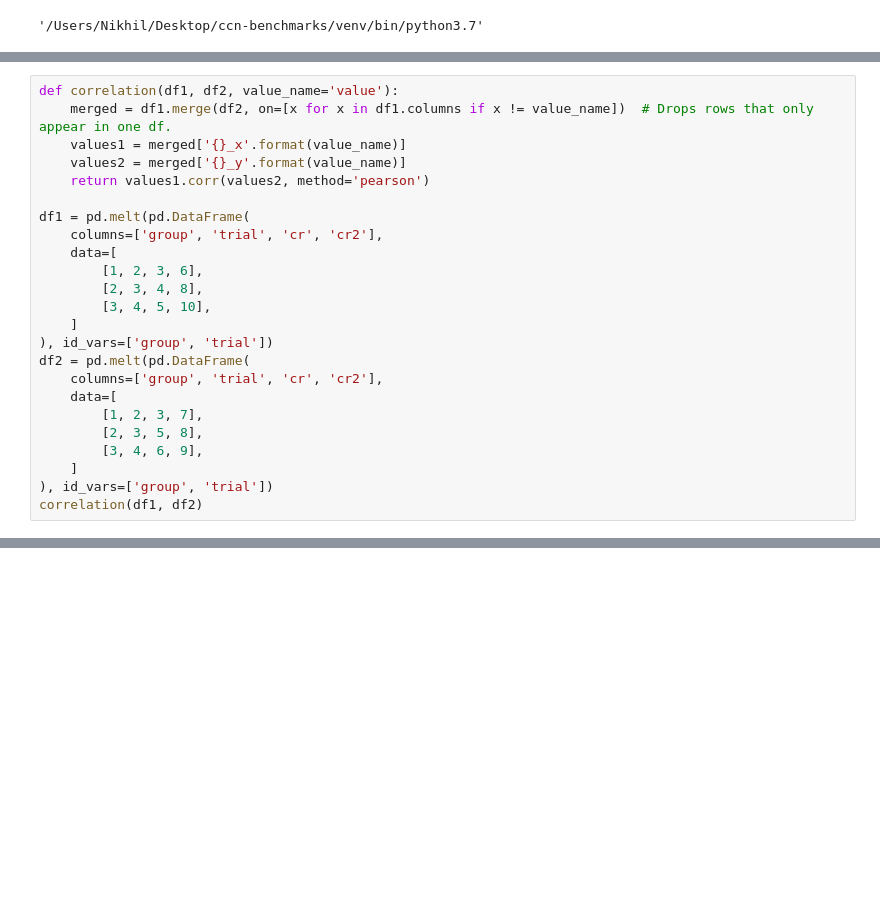
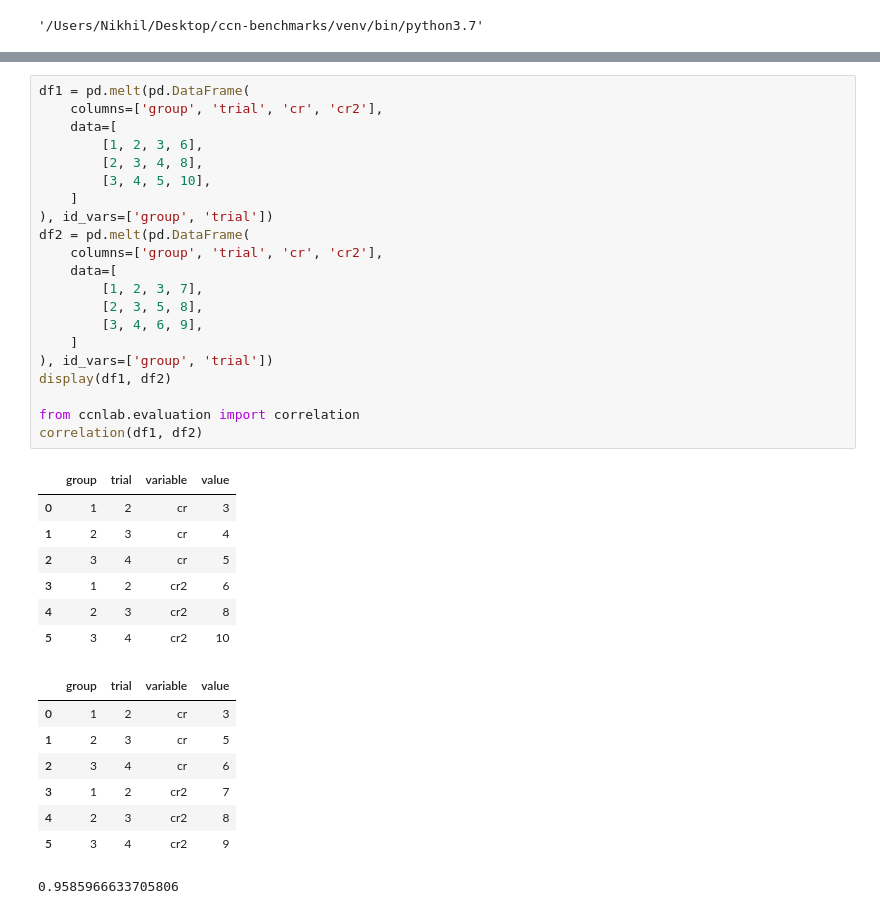
Before and after one commit to nikhilxb/ccnlab, a Jupyter notebook: ClassicalConditioning.ipynb, the cells around one changed output, grey strips where cells are left out. Cells and saved outputs as stored; diff of their text form; blank space fills up the shorter version.

```diff
--- a/ClassicalConditioning.ipynb
+++ b/ClassicalConditioning.ipynb
@@ -820,24 +8,0 @@ plot_bars(df[df['trial'] == 5])
-# %%
-def correlation(df1, df2, value_name='value'):
-    merged = df1.merge(df2, on=[x for x in df1.columns if x != value_name])  # Drops rows that only appear in one df.
-    values1 = merged['{}_x'.format(value_name)]
-    values2 = merged['{}_y'.format(value_name)]
-    return values1.corr(values2, method='pearson')
-
-df1 = pd.melt(pd.DataFrame(
-    columns=['group', 'trial', 'cr', 'cr2'],
-    data=[
-        [1, 2, 3, 6],
-        [2, 3, 4, 8],
-        [3, 4, 5, 10],
-    ]
-), id_vars=['group', 'trial'])
-df2 = pd.melt(pd.DataFrame(
-    columns=['group', 'trial', 'cr', 'cr2'],
-    data=[
-        [1, 2, 3, 7],
-        [2, 3, 5, 8],
-        [3, 4, 6, 9],
-    ]
-), id_vars=['group', 'trial'])
-correlation(df1, df2)
@@ -999,0 +396,37 @@ Generalization_NovelVsInhibitor
+# %%
+df1 = pd.melt(pd.DataFrame(
+    columns=['group', 'trial', 'cr', 'cr2'],
+    data=[
+        [1, 2, 3, 6],
+        [2, 3, 4, 8],
+        [3, 4, 5, 10],
+    ]
+), id_vars=['group', 'trial'])
+df2 = pd.melt(pd.DataFrame(
+    columns=['group', 'trial', 'cr', 'cr2'],
+    data=[
+        [1, 2, 3, 7],
+        [2, 3, 5, 8],
+        [3, 4, 6, 9],
+    ]
+), id_vars=['group', 'trial'])
+display(df1, df2)
+
+from ccnlab.evaluation import correlation
+correlation(df1, df2)
+# %% [output]
+|  | group | trial | variable | value |
+| 0 | 1 | 2 | cr | 3 |
+| 1 | 2 | 3 | cr | 4 |
+| 2 | 3 | 4 | cr | 5 |
+| 3 | 1 | 2 | cr2 | 6 |
+| 4 | 2 | 3 | cr2 | 8 |
+| 5 | 3 | 4 | cr2 | 10 |
+|  | group | trial | variable | value |
+| 0 | 1 | 2 | cr | 3 |
+| 1 | 2 | 3 | cr | 5 |
+| 2 | 3 | 4 | cr | 6 |
+| 3 | 1 | 2 | cr2 | 7 |
+| 4 | 2 | 3 | cr2 | 8 |
+| 5 | 3 | 4 | cr2 | 9 |
+0.9585966633705806
```
Also changed, not shown: parts of 45 cells of this notebook, 21 other files.
